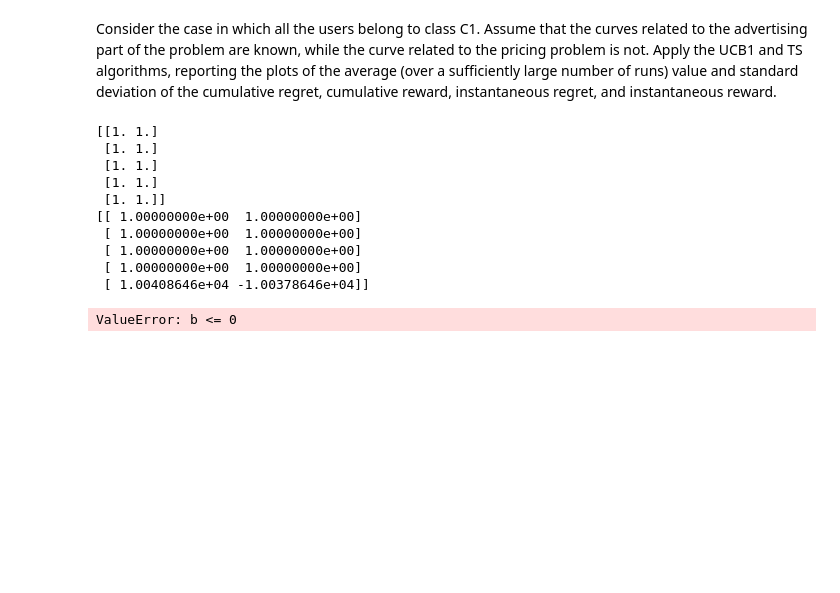
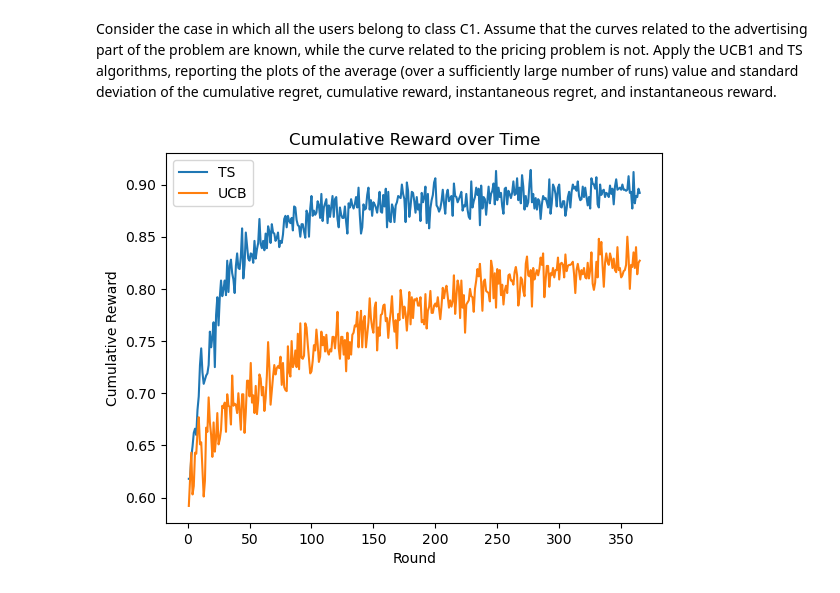
Before and after one commit to MatteoPancini/Online-Pricing-and-Advertising-Optimization-Project, a Jupyter notebook: Project-Pricing-Advertising-2022-2023/1_Learning_for_Pricing.ipynb, the cells around one changed output. Drawn from its saved outputs; the diff is of its cells as text; code cells hidden in the pictures; blank space fills up the shorter version.

```diff
--- a/Project-Pricing-Advertising-2022-2023/1_Learning_for_Pricing.ipynb
+++ b/Project-Pricing-Advertising-2022-2023/1_Learning_for_Pricing.ipynb
@@ -33,7 +34,7 @@ ts_rewards_per_experiment = [] #list to store the collected rewards for TS_Learn
 ucb_reward_per_experiment = [] #list to store the collected rewards for Greedy_Learner over each experiment
 
 # Loop over the experiments
-for e in range (0, n_experiments):
+for e in tqdm(range(0, n_experiments)):
     env_pr = Environment_Pricing(n_arms=n_arms, p = p)
     ts_learner = TS_Learner(n_arms=n_arms)
     ucb_learner = UCB(n_arms=n_arms)
@@ -53,41 +54,31 @@ for e in range (0, n_experiments):
     ucb_reward_per_experiment.append(ucb_learner.collected_rewards)
 
 """
 plt.figure(0)
 plt.xlabel("t")
 plt.ylabel("Regret")
 plt.plot(np.cumsum(np.mean(opt - ts_rewards_per_experiment, axis = 0)), 'r')
 plt.plot(np.cumsum(np.mean(opt - gr_reward_per_experiment, axis = 0)), 'g')
 plt.legend(["TS", "Greedy"])
 plt.show()
 """
 
 # Compute the mean and standard deviation of the cumulative reward at each round
 mean_cum_reward_ts = np.mean(ts_rewards_per_experiment, axis=0)
 std_cum_reward_ts = np.std(ts_rewards_per_experiment, axis=0)
 
 mean_cum_reward_ucb = np.mean(ucb_reward_per_experiment, axis=0)
 std_cum_reward_ucb = np.std(ucb_reward_per_experiment, axis=0)
 
 # Plot the results
 plt.plot(range(1, T+1), mean_cum_reward_ts, label='TS')
 
 plt.plot(range(1, T+1), mean_cum_reward_ucb, label='UCB')
 
 plt.xlabel('Round')
 plt.ylabel('Cumulative Reward')
 plt.title('Cumulative Reward over Time')
 plt.legend()
 plt.show()
 # %% [output]
-[[1. 1.]
- [1. 1.]
- [1. 1.]
- [1. 1.]
- [1. 1.]]
-[[ 1.00000000e+00  1.00000000e+00]
- [ 1.00000000e+00  1.00000000e+00]
- [ 1.00000000e+00  1.00000000e+00]
- [ 1.00000000e+00  1.00000000e+00]
- [ 1.00408646e+04 -1.00378646e+04]]
-ValueError: b <= 0
+[figure, added]
```
Also changed, not shown: parts of 1 cell of this notebook, 2 other files.
